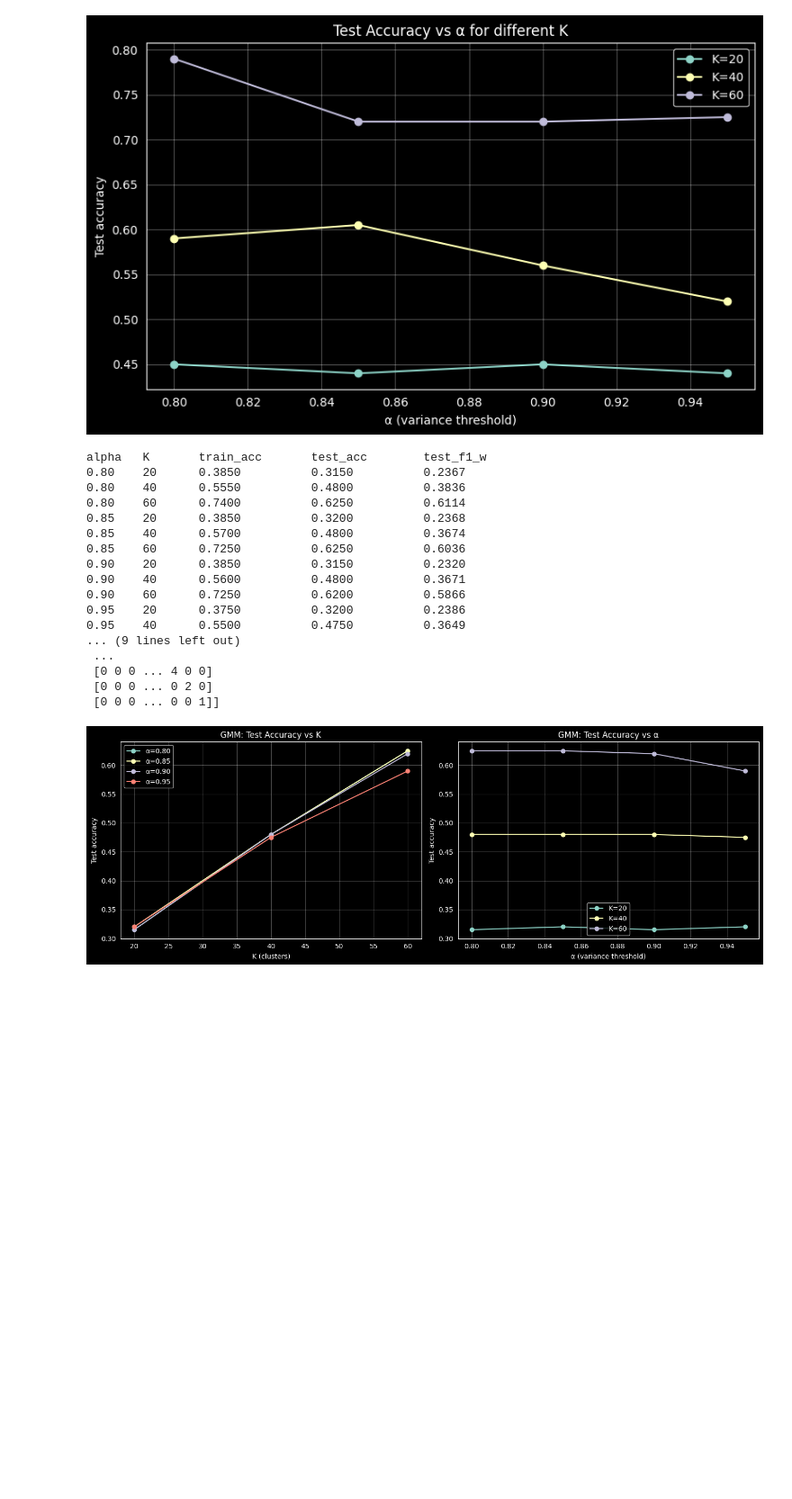
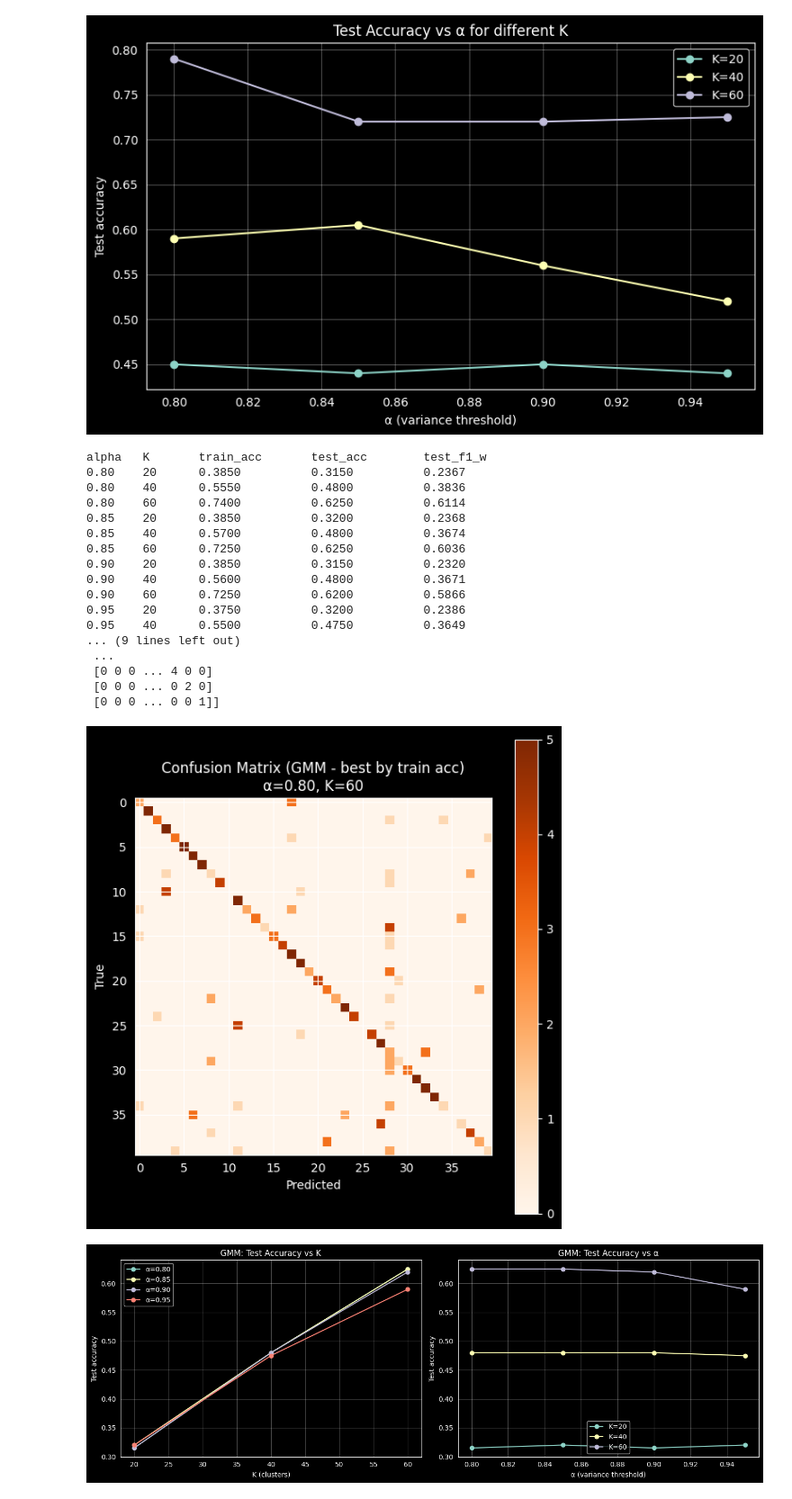
Before and after one commit to Ali-El-Deen575/Face_Recongition, a Jupyter notebook: classification.ipynb, the cells around one changed output. Shown at 90% size. Cells and saved outputs as stored; diff of their text form; code cells hidden in the pictures; blank space fills up the shorter version.

Commit message:
gmm added confusion matrix

```diff
--- a/classification.ipynb
+++ b/classification.ipynb
@@ -250,7 +250,6 @@ alpha   K       train_acc       test_acc        test_f1_w
 [figure]
 [figure]
 # %%
-### Gaussian Mixture Model (GMM) Clustering (Your implementation)
 from gmm import GMM, fit_cluster_label_mapping, predict_labels_from_clusters
 
 gmm_rows = []
@@ -260,7 +259,6 @@ for alpha in alphas:
     Xtr = projected[alpha]['X_train']
     Xte = projected[alpha]['X_test']
     for k in Ks:
-        # Using a smaller max_iters for speed, but enough for convergence in this dataset
         gmm = GMM(k=k, max_iters=50, random_state=42)
         tr_clusters = gmm.fit_predict(Xtr)
         mapping = fit_cluster_label_mapping(tr_clusters, y_train)
@@ -302,6 +300,15 @@ cm_gmm = confusion_matrix(y_test, best_gmm['y_test_pred'], labels)
 print('\nConfusion matrix (GMM test):')
 print(cm_gmm)
 
+plt.figure(figsize=(6, 6))
+plt.imshow(cm_gmm, cmap='Oranges')
+plt.title(f"Confusion Matrix (GMM - best by train acc)\nα={best_gmm['alpha']:.2f}, K={best_gmm['K']}")
+plt.xlabel('Predicted')
+plt.ylabel('True')
+plt.colorbar()
+plt.tight_layout()
+plt.show()
+
 plt.figure(figsize=(14, 5))
 
 plt.subplot(1, 2, 1)
@@ -321,34 +328,35 @@ for k in Ks:
 plt.xlabel('α (variance threshold)')
 plt.ylabel('Test accuracy')
 plt.title('GMM: Test Accuracy vs α')
 plt.grid(True, alpha=0.3)
 plt.legend()
 
 plt.tight_layout()
 plt.show()
 
 print("\n--- Comparison: K-Means vs GMM ---")
 print(f"Best K-Means Test Accuracy: {best['test_acc']:.4f}")
 print(f"Best GMM Test Accuracy:     {best_gmm['test_acc']:.4f}")
 # %% [output]
 alpha   K       train_acc       test_acc        test_f1_w
 0.80    20      0.3850          0.3150          0.2367
 0.80    40      0.5550          0.4800          0.3836
 0.80    60      0.7400          0.6250          0.6114
 0.85    20      0.3850          0.3200          0.2368
 0.85    40      0.5700          0.4800          0.3674
 0.85    60      0.7250          0.6250          0.6036
 0.90    20      0.3850          0.3150          0.2320
 0.90    40      0.5600          0.4800          0.3671
 0.90    60      0.7250          0.6200          0.5866
 0.95    20      0.3750          0.3200          0.2386
 0.95    40      0.5500          0.4750          0.3649
 ... (9 lines left out)
  ...
  [0 0 0 ... 4 0 0]
  [0 0 0 ... 0 2 0]
  [0 0 0 ... 0 0 1]]
-[figure, old version]
+[figure, new version]
+[figure, added]
 --- Comparison: K-Means vs GMM ---
 Best K-Means Test Accuracy: 0.7900
 Best GMM Test Accuracy:     0.6250
```
